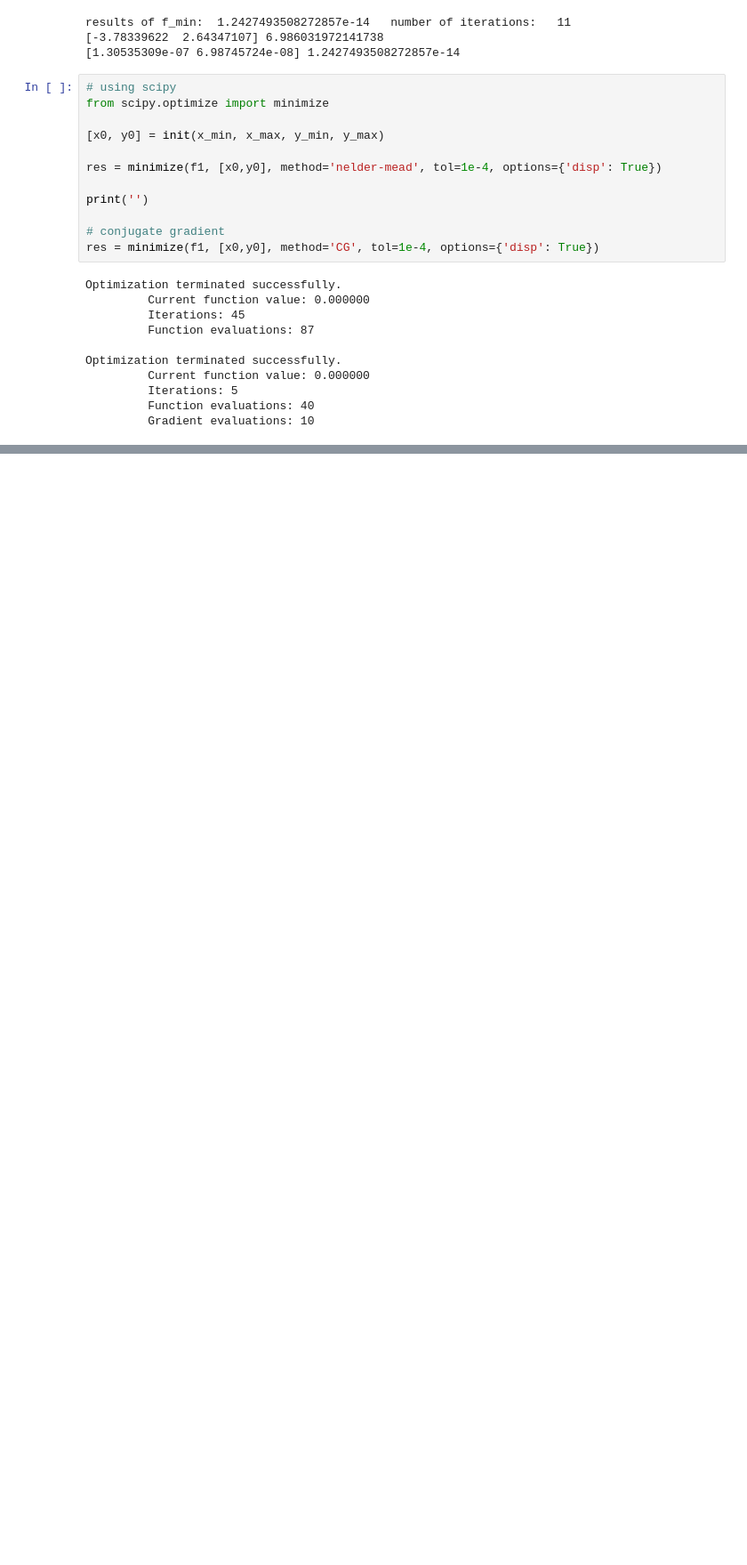
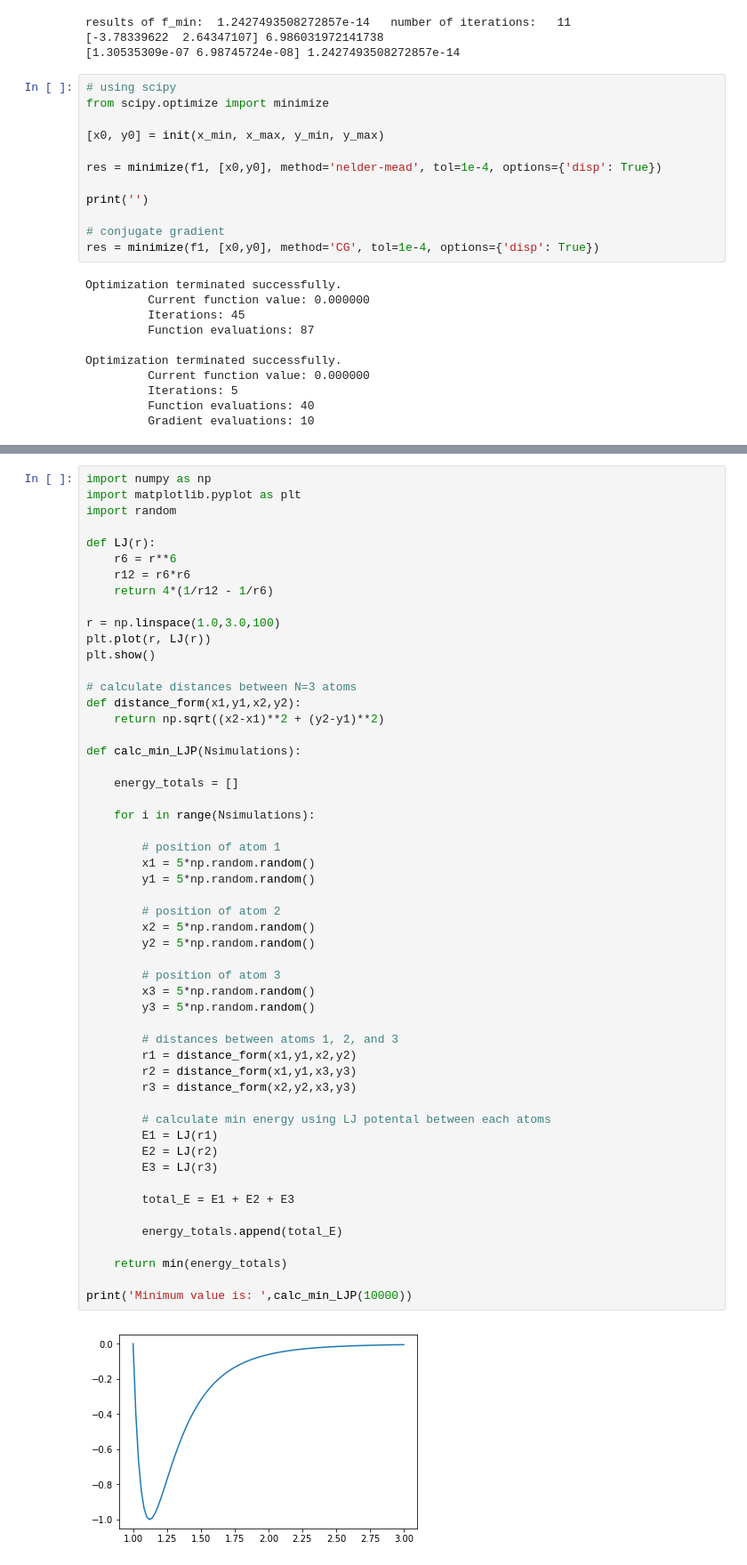
Before and after one commit to rovvvn/2017-cmp, a Jupyter notebook: ASCANO-HW11-GLOBAL-OPTIMIZE.ipynb, the cells around one changed output, grey strips where cells are left out. Shown at 89% size. Cells and saved outputs as stored; diff of their text form; blank space fills up the shorter version.

```diff
--- a/ASCANO-HW11-GLOBAL-OPTIMIZE.ipynb
+++ b/ASCANO-HW11-GLOBAL-OPTIMIZE.ipynb
@@ -138,0 +143,55 @@ Optimization terminated successfully.
+# %%
+import numpy as np
+import matplotlib.pyplot as plt
+import random
+
+def LJ(r):
+    r6 = r**6
+    r12 = r6*r6
+    return 4*(1/r12 - 1/r6)
+
+r = np.linspace(1.0,3.0,100)
+plt.plot(r, LJ(r))
+plt.show()
+
+# calculate distances between N=3 atoms
+def distance_form(x1,y1,x2,y2):
+    return np.sqrt((x2-x1)**2 + (y2-y1)**2)
+
+def calc_min_LJP(Nsimulations):
+
+    energy_totals = []
+
+    for i in range(Nsimulations):
+
+        # position of atom 1
+        x1 = 5*np.random.random()
+        y1 = 5*np.random.random()
+
+        # position of atom 2
+        x2 = 5*np.random.random()
+        y2 = 5*np.random.random()
+
+        # position of atom 3
+        x3 = 5*np.random.random()
+        y3 = 5*np.random.random()
+
+        # distances between atoms 1, 2, and 3
+        r1 = distance_form(x1,y1,x2,y2)
+        r2 = distance_form(x1,y1,x3,y3)
+        r3 = distance_form(x2,y2,x3,y3)
+
+        # calculate min energy using LJ potental between each atoms
+        E1 = LJ(r1)
+        E2 = LJ(r2)
+        E3 = LJ(r3)
+
+        total_E = E1 + E2 + E3
+
+        energy_totals.append(total_E)
+
+    return min(energy_totals)
+
+print('Minimum value is: ',calc_min_LJP(10000))
+# %% [output]
+[figure, added]
```
Also changed, not shown: parts of 3 cells of this notebook.
